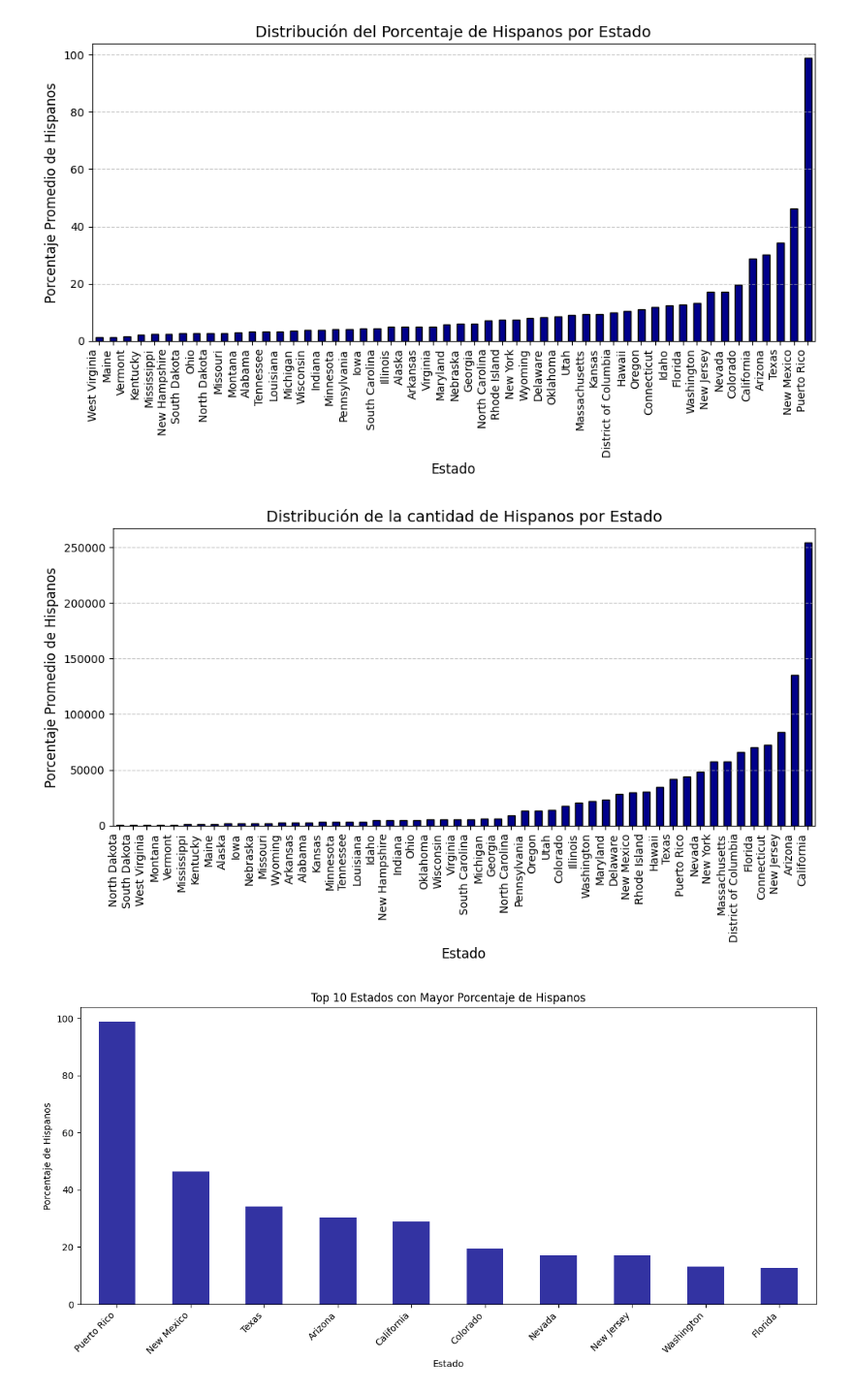
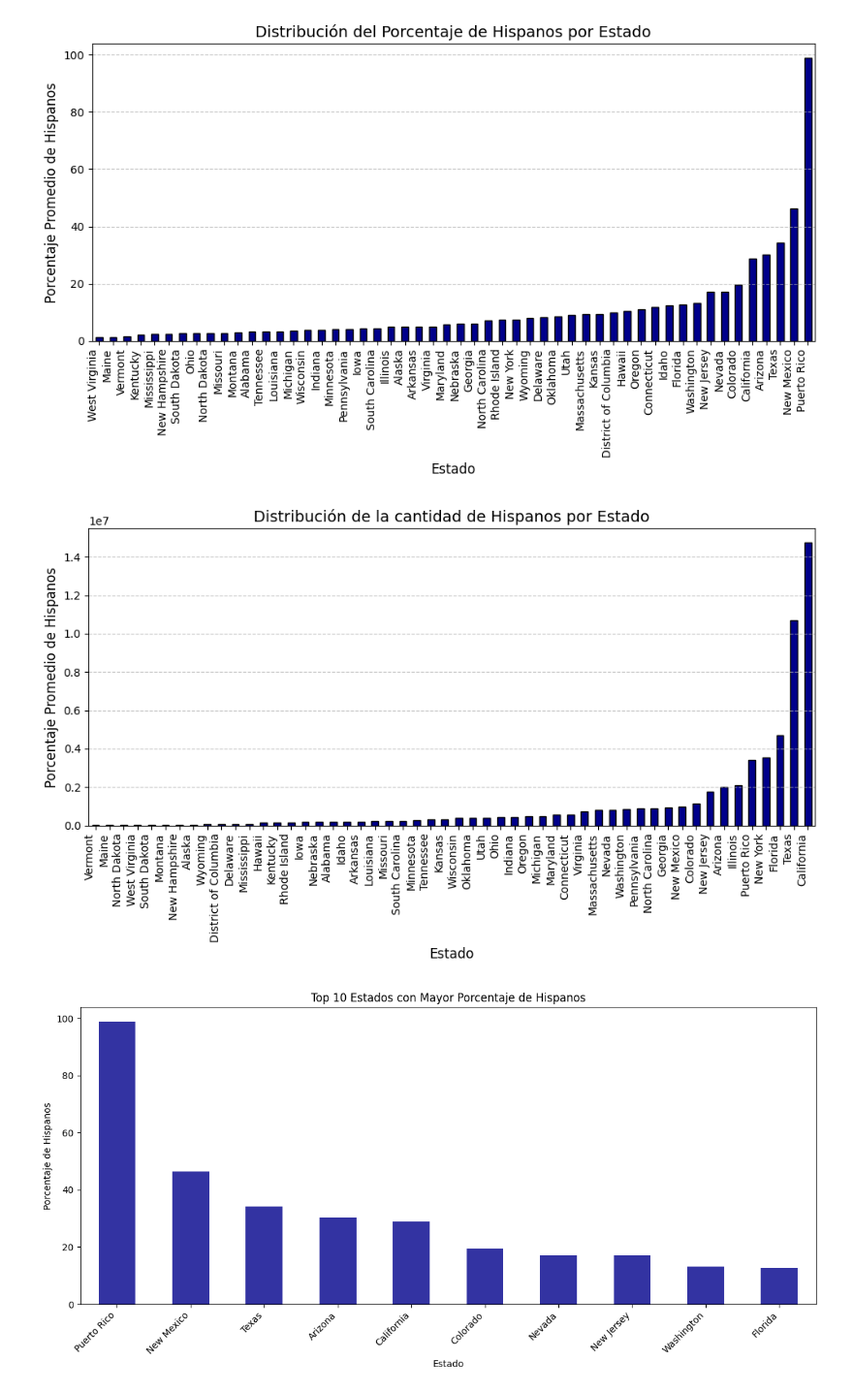
Before and after one commit to JossySharry/Proyecto_Yelp_GoogleMaps, a Jupyter notebook: eda_census.ipynb, the cells around one changed output. Shown at 97% size. Saved outputs shown, nothing was run; the diff lists cells and outputs as text; code cells hidden in the pictures.

```diff
--- a/eda_census.ipynb
+++ b/eda_census.ipynb
@@ -152,23 +152,23 @@ plt.show()
 [figure]
 # %%
 # Agrupar por estado y calcular el porcentaje promedio de población hispana
-state_hispanic_avg = censo_agrupado.groupby('State')['hispanic_population'].mean().sort_values()
+state_hispanic_avg = censo_agrupado.groupby('State')['hispanic_population'].sum().sort_values()
 
 # Crear un gráfico de barras para la distribución de hispanos por estado
 plt.figure(figsize=(10, 6))
 state_hispanic_avg.plot(kind='bar', color='darkblue', edgecolor='black')
 
 plt.title('Distribución de la cantidad de Hispanos por Estado', fontsize=14)
 plt.xlabel('Estado', fontsize=12)
 plt.ylabel('Porcentaje Promedio de Hispanos', fontsize=12)
 plt.xticks(rotation=90, ha='right')
 plt.grid(axis='y', linestyle='--', alpha=0.7)
 plt.tight_layout()
 
 # Mostrar el gráfico
 plt.show()
 # %% [output]
-[figure, old version]
+[figure, new version]
 # %%
 top_hispanic_states = censo_agrupado.groupby('State')['Hispanic'].mean().sort_values(ascending=False).head(10)
 
```
Also changed, not shown: parts of 1 cell of this notebook.
